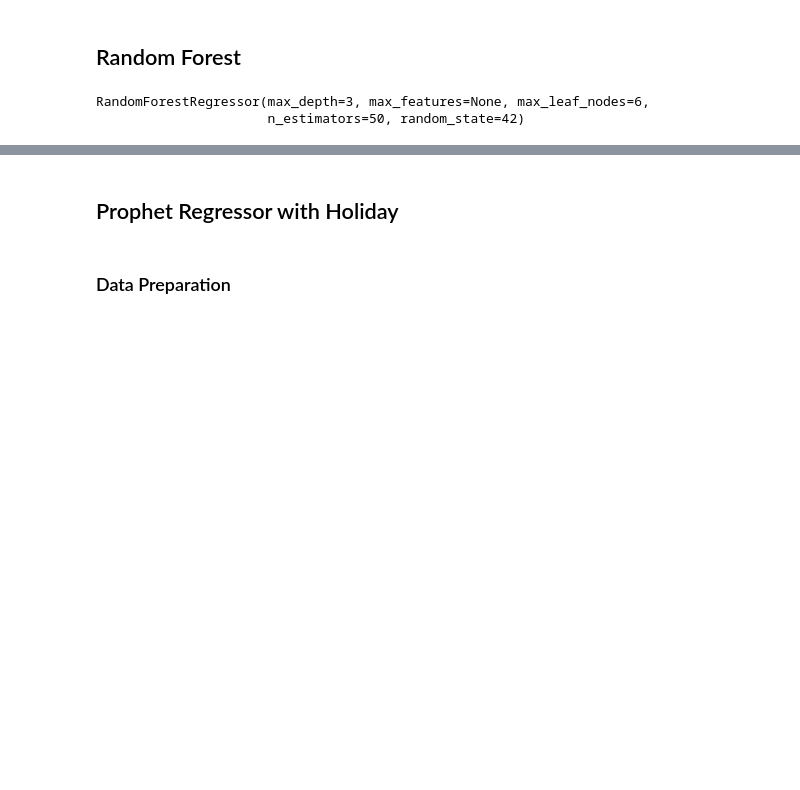
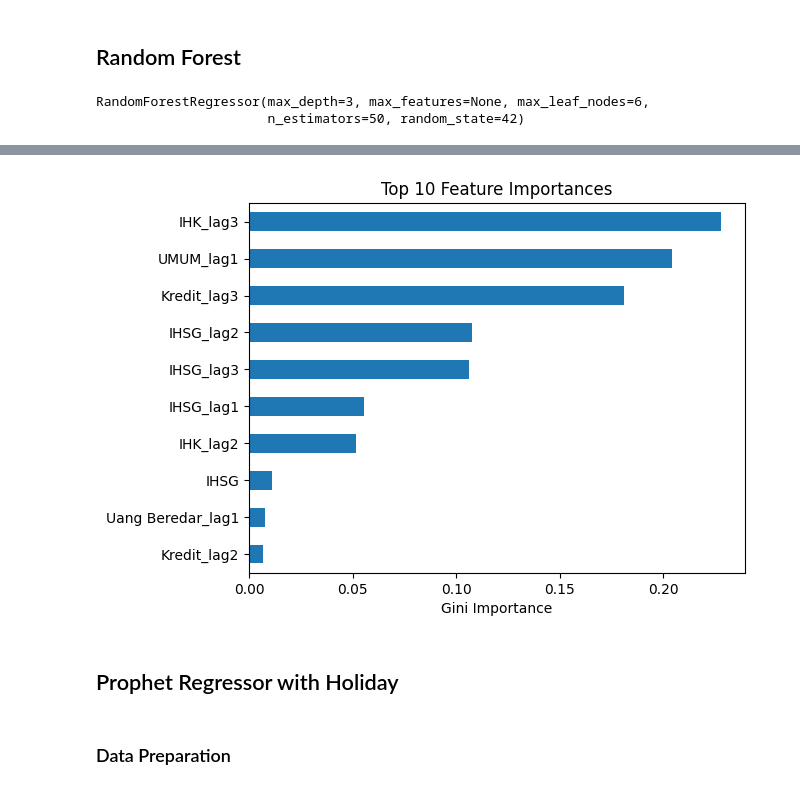
Before and after one commit to hwulanayu/indonesia_inflation_forecast, a Jupyter notebook: 2_Modelling.ipynb, the cells around one changed output, grey strips where cells are left out. Saved outputs shown, nothing was run; the diff lists cells and outputs as text; code cells hidden in the pictures; blank space fills up the shorter version.

Commit message:
update variable importance

```diff
--- a/2_Modelling.ipynb
+++ b/2_Modelling.ipynb
@@ -378,3 +384,13 @@ MAPE Random Forest:51.24%
+# %%
+# Membuat plot visualisasi fitur-fitur paling berpengaruh
+pd.Series(
+    random_forest_model.feature_importances_,
+    index=X_train_scaled.columns
+    ).sort_values().tail(10).plot.barh(title="Top 10 Feature Importances", xlabel='Gini Importance');
+
+plt.show()
+# %% [output]
+[figure, added]
 # %% [markdown]
 ## Prophet Regressor with Holiday
 # %% [markdown]
```
Also changed, not shown: parts of 5 cells of this notebook.
